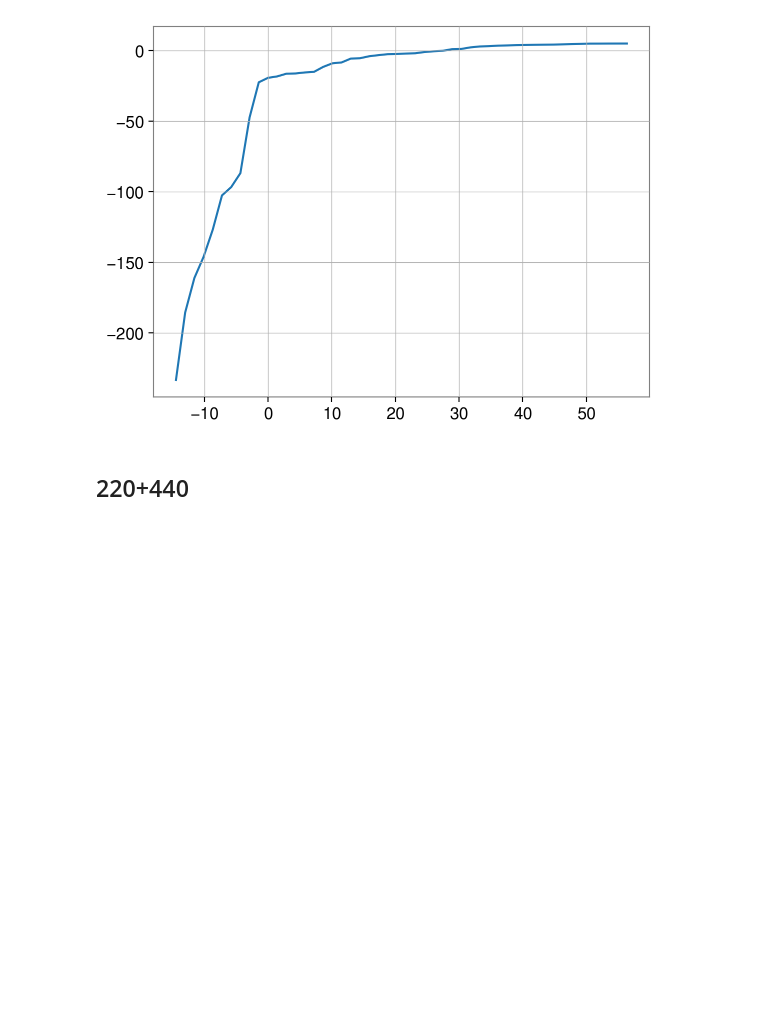
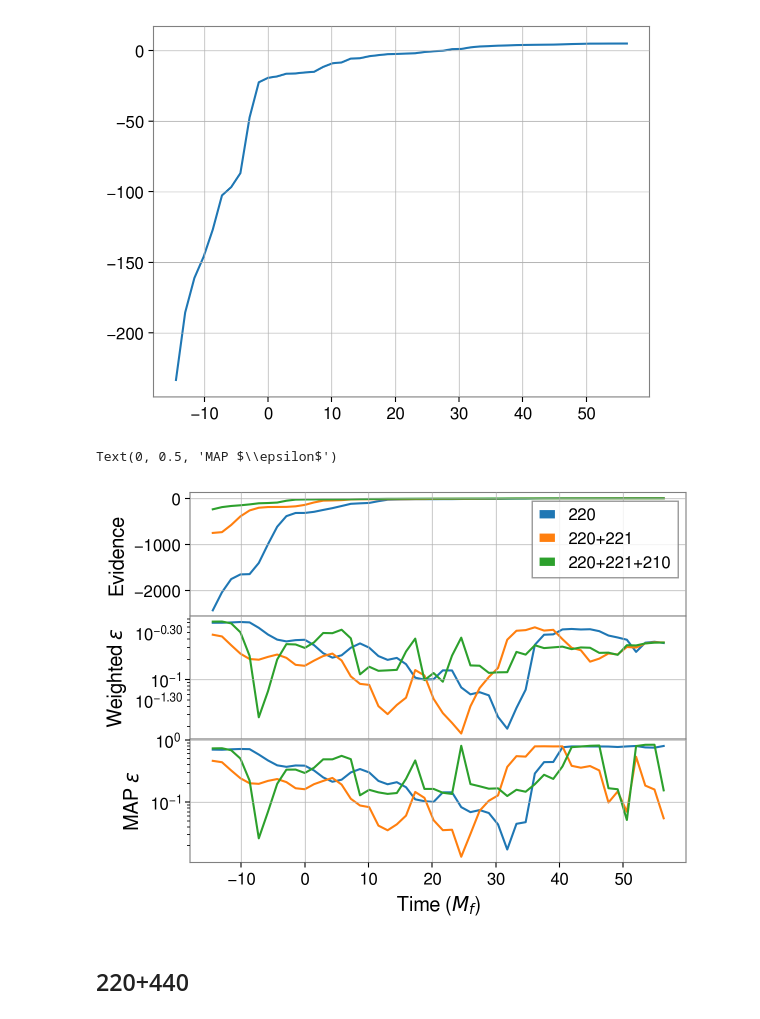
Before and after one commit to Lu-Neil/qnm_filter, a Jupyter notebook: code_demo/Systematics/Viewing systematics cluster results.ipynb, the cells around one changed output. Saved outputs shown, nothing was run; the diff lists cells and outputs as text; code cells hidden in the pictures; blank space fills up the shorter version.

```diff
--- a/code_demo/Systematics/Viewing systematics cluster results.ipynb
+++ b/code_demo/Systematics/Viewing systematics cluster results.ipynb
@@ -83,6 +110,36 @@ pl.plot(time220_221_210, evidence220_221_210)
 # %% [output]
 [<matplotlib.lines.Line2D at 0x...>]
 [figure]
+# %%
+plt, axs = pl.subplots(3, sharex = True)
+plt.subplots_adjust(hspace=0)
+
+axs[0].plot(time220, evidence220, label = "220")
+axs[0].plot(time220_221, evidence220_221, label = "220+221")
+axs[0].plot(time220_221_210, evidence220_221_210, label = "220+221+210")
+axs[0].set_ylabel("Evidence")
+axs[0].legend()
+# axs[0].axvline(t_intersect[0], c = 'r', ls = '--')
+# axs[0].axvline(t_intersect[1], c = 'r', ls = '--')
+# axs[0].set_xlim(0, 40)
+
+axs[1].semilogy(time220, average_epsilon220)
+axs[1].semilogy(time220_221, average_epsilon220_221)
+axs[1].semilogy(time220_221_210, average_epsilon220_221_210)
+# axs[1].axvline(t_intersect[0], c = 'r', ls = '--')
+# axs[1].axvline(t_intersect[1], c = 'r', ls = '--')
+axs[1].set_ylabel(r'Weighted $\epsilon$')
+
+axs[2].semilogy(time220, MAP_epsilon220)
+axs[2].semilogy(time220_221, MAP_epsilon220_221)
+axs[2].semilogy(time220_221_210, MAP_epsilon220_221_210)
+# axs[2].axvline(t_intersect[0], c = 'r', ls = '--')
+# axs[2].axvline(t_intersect[1], c = 'r', ls = '--')
+axs[2].set_xlabel(r'Time ($M_f$)')
+axs[2].set_ylabel(r'MAP $\epsilon$')
+# %% [output]
+Text(0, 0.5, 'MAP $\\epsilon$')
+[figure, added]
 # %% [markdown]
 ## 220+440
 # %%
```
Also changed, not shown: parts of 9 cells of this notebook.
